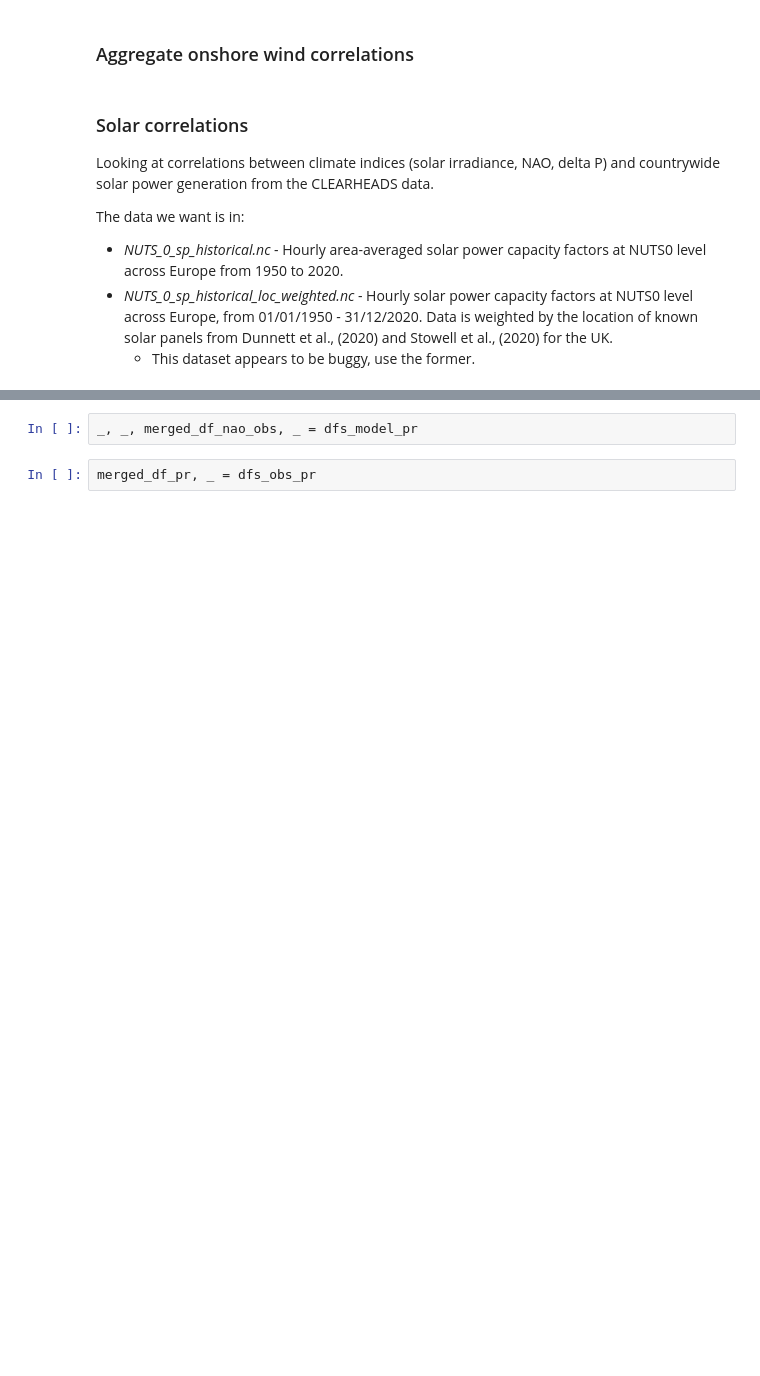
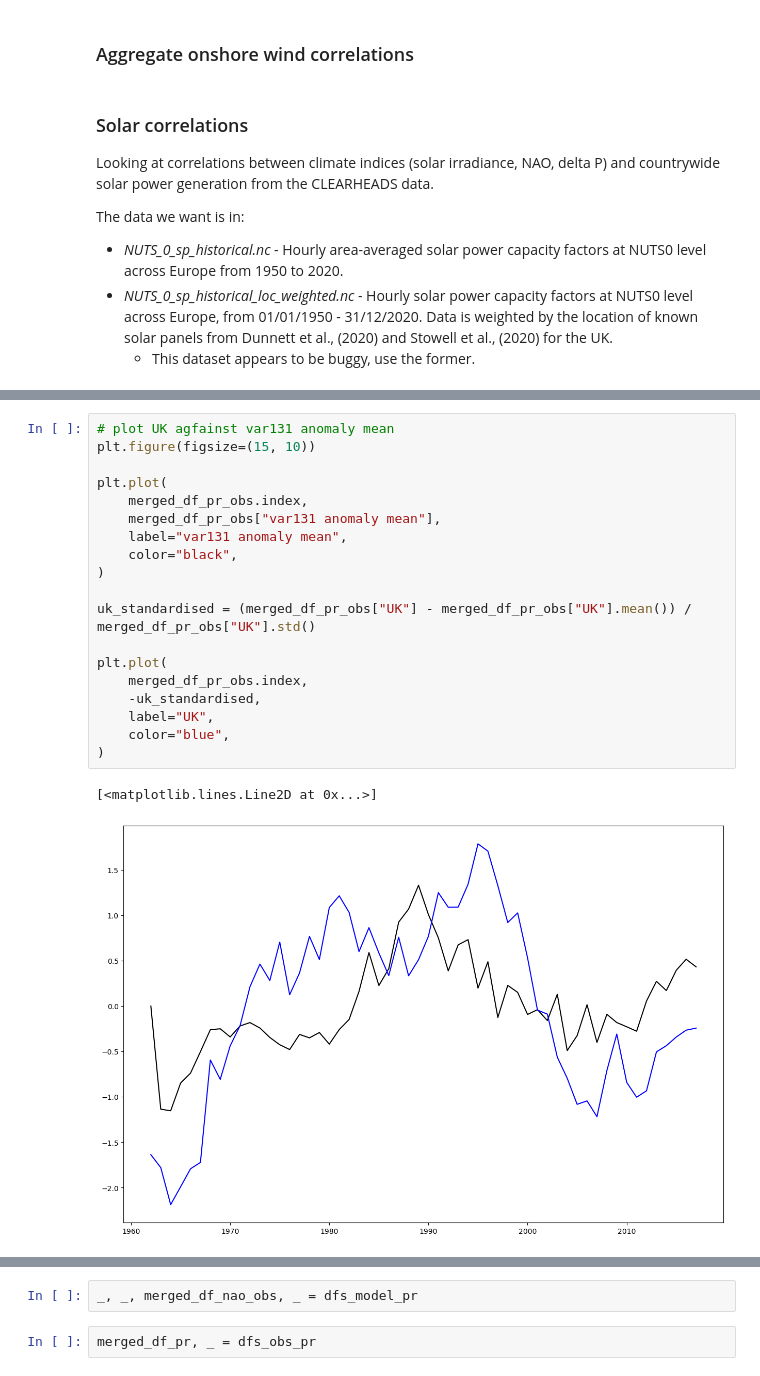
Before and after one commit to benhutchmet/energy-met-corr, a Jupyter notebook: testing-shapefiles.ipynb, the cells around one changed output, grey strips where cells are left out. Drawn from its saved outputs; the diff is of its cells as text; blank space fills up the shorter version.

```diff
--- a/testing-shapefiles.ipynb
+++ b/testing-shapefiles.ipynb
@@ -147,0 +110,22 @@ merged_df_pr_obs, _ = dfs_model_pr
+# %%
+# plot UK agfainst var131 anomaly mean
+plt.figure(figsize=(15, 10))
+
+plt.plot(
+    merged_df_pr_obs.index,
+    merged_df_pr_obs["var131 anomaly mean"],
+    label="var131 anomaly mean",
+    color="black",
+)
+
+uk_standardised = (merged_df_pr_obs["UK"] - merged_df_pr_obs["UK"].mean()) / merged_df_pr_obs["UK"].std()
+
+plt.plot(
+    merged_df_pr_obs.index,
+    -uk_standardised,
+    label="UK",
+    color="blue",
+)
+# %% [output]
+[<matplotlib.lines.Line2D at 0x...>]
+[figure, added]
```
Also changed, not shown: parts of 25 cells of this notebook, 4 other files.
